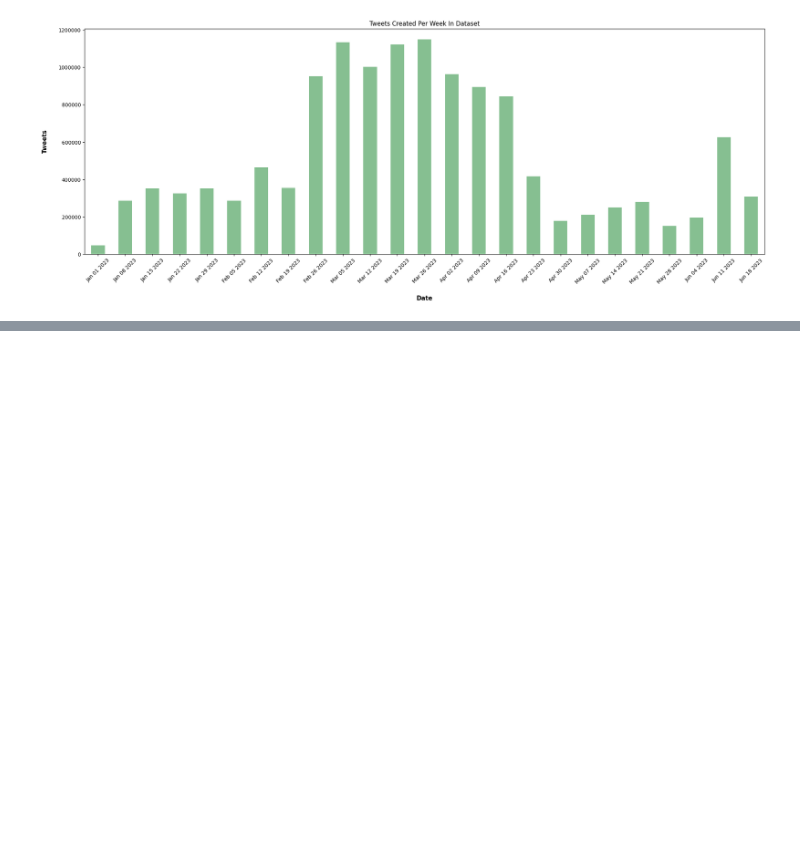
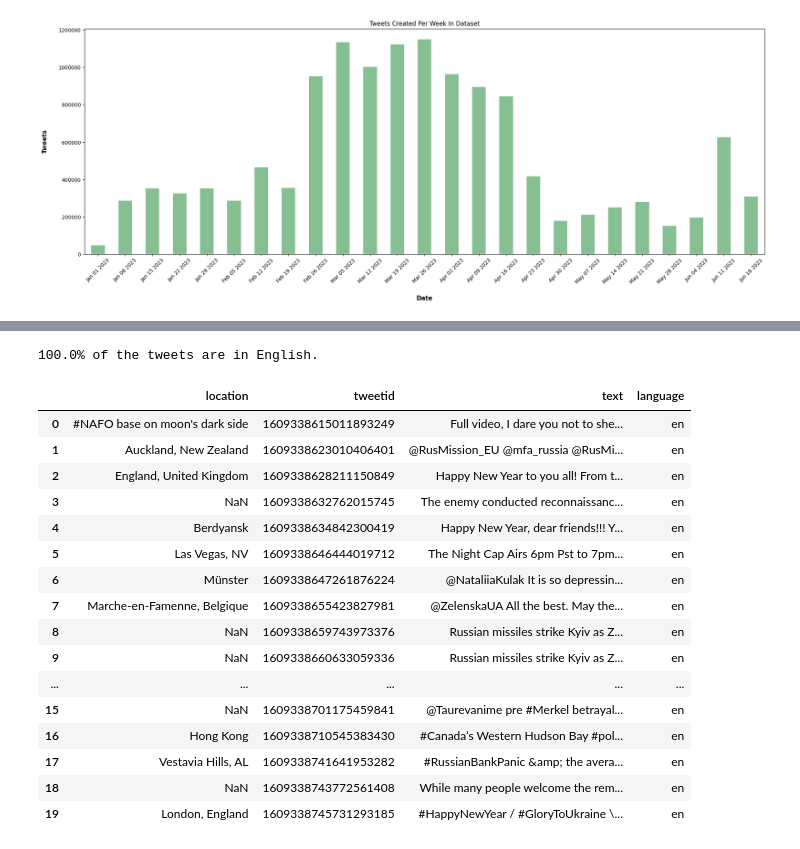
Before and after one commit to thokozani-msezane/MIT-805, a Jupyter notebook: Assignement2_code.ipynb, the cells around one changed output, grey strips where cells are left out. Drawn from its saved outputs; the diff is of its cells as text; code cells hidden in the pictures; blank space fills up the shorter version.

```diff
--- a/Assignement2_code.ipynb
+++ b/Assignement2_code.ipynb
@@ -249,0 +326,24 @@ df_combined.to_csv("./time_series_tweets.csv", index=False)
+# %%
+print(f"{round(df_combined2.loc[df_combined2['language']=='en'].shape[0]/df_combined2.shape[0]*100, 2)}% of the tweets are in English.")
+# %% [output]
+100.0% of the tweets are in English.
+# %%
+df_combined2.head(20)
+# %% [output]
+|  | location | tweetid | text | language |
+| 0 | #NAFO base on moon's dark side | 1609338615011893249 | Full video, I dare you not to she... | en |
+| 1 | Auckland, New Zealand | 1609338623010406401 | @RusMission_EU @mfa_russia @RusMi... | en |
+| 2 | England, United Kingdom | 1609338628211150849 | Happy New Year to you all! From t... | en |
+| 3 | NaN | 1609338632762015745 | The enemy conducted reconnaissanc... | en |
+| 4 | Berdyansk | 1609338634842300419 | Happy New Year, dear friends!!! Y... | en |
+| 5 | Las Vegas, NV | 1609338646444019712 | The Night Cap Airs 6pm Pst to 7pm... | en |
+| 6 | Münster | 1609338647261876224 | @NataliiaKulak It is so depressin... | en |
+| 7 | Marche-en-Famenne, Belgique | 1609338655423827981 | @ZelenskaUA All the best. May the... | en |
+| 8 | NaN | 1609338659743973376 | Russian missiles strike Kyiv as Z... | en |
+| 9 | NaN | 1609338660633059336 | Russian missiles strike Kyiv as Z... | en |
+| ... | ... | ... | ... | ... |
+| 15 | NaN | 1609338701175459841 | @Taurevanime pre #Merkel betrayal... | en |
+| 16 | Hong Kong | 1609338710545383430 | #Canada’s Western Hudson Bay #pol... | en |
+| 17 | Vestavia Hills, AL | 1609338741641953282 | #RussianBankPanic &amp; the avera... | en |
+| 18 | NaN | 1609338743772561408 | While many people welcome the rem... | en |
+| 19 | London, England | 1609338745731293185 | #HappyNewYear / #GloryToUkraine \... | en |
```
Also changed, not shown: parts of 21 cells of this notebook.
